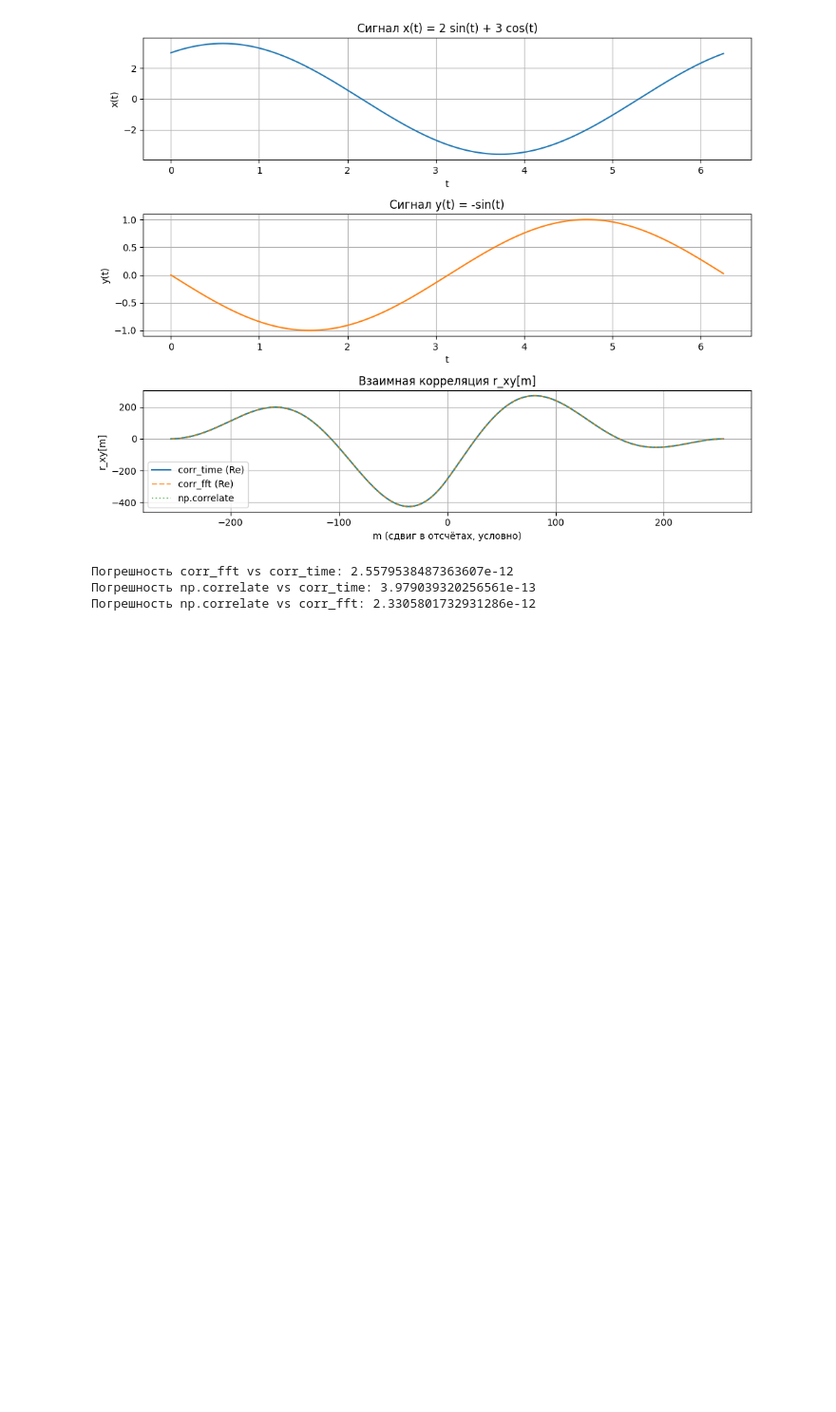
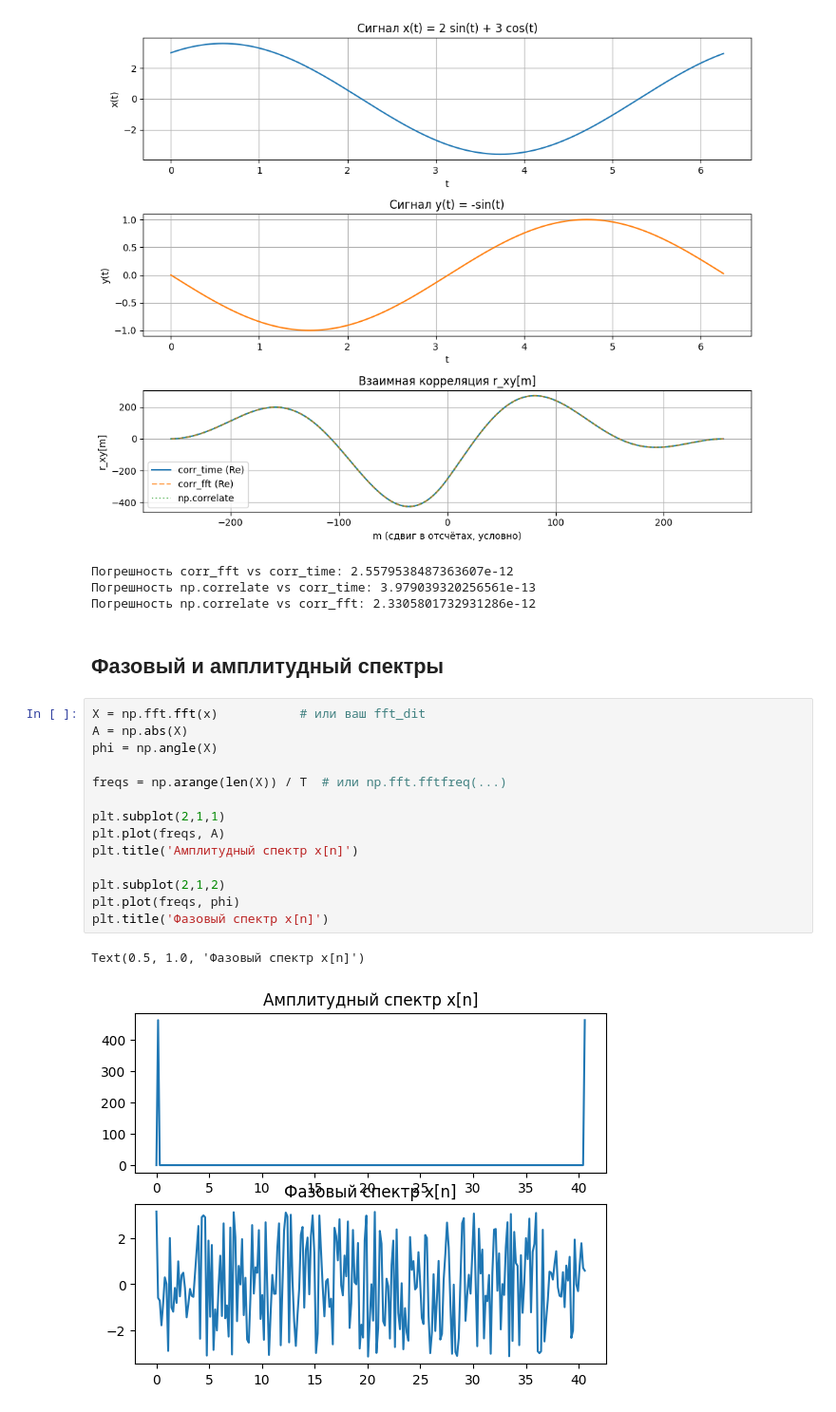
Before and after one commit to Silvarious9862/cosii, a Jupyter notebook: sem1/lab1/notebooks/theory.ipynb, the cells around one changed output. Shown at 95% size. Drawn from its saved outputs; the diff is of its cells as text; blank space fills up the shorter version.

```diff
--- a/sem1/lab1/notebooks/theory.ipynb
+++ b/sem1/lab1/notebooks/theory.ipynb
@@ -470,3 +473,22 @@ len R_time = 511 len R_fft = 511 len R_np = 511
 Погрешность corr_fft vs corr_time: 2.5579538487363607e-12
 Погрешность np.correlate vs corr_time: 3.979039320256561e-13
 Погрешность np.correlate vs corr_fft: 2.3305801732931286e-12
+# %% [markdown]
+## Фазовый и амплитудный спектры
+# %%
+X = np.fft.fft(x)           # или ваш fft_dit
+A = np.abs(X)
+phi = np.angle(X)
+
+freqs = np.arange(len(X)) / T  # или np.fft.fftfreq(...)
+
+plt.subplot(2,1,1)
+plt.plot(freqs, A)
+plt.title('Амплитудный спектр x[n]')
+
+plt.subplot(2,1,2)
+plt.plot(freqs, phi)
+plt.title('Фазовый спектр x[n]')
+# %% [output]
+Text(0.5, 1.0, 'Фазовый спектр x[n]')
+[figure, added]
```
Also changed, not shown: parts of 3 cells of this notebook, 5 other files.
